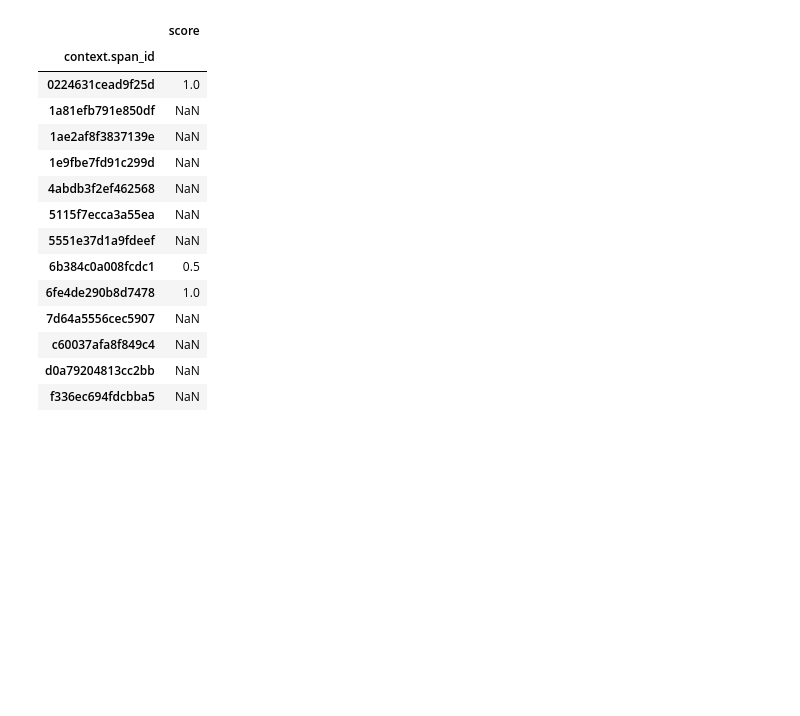
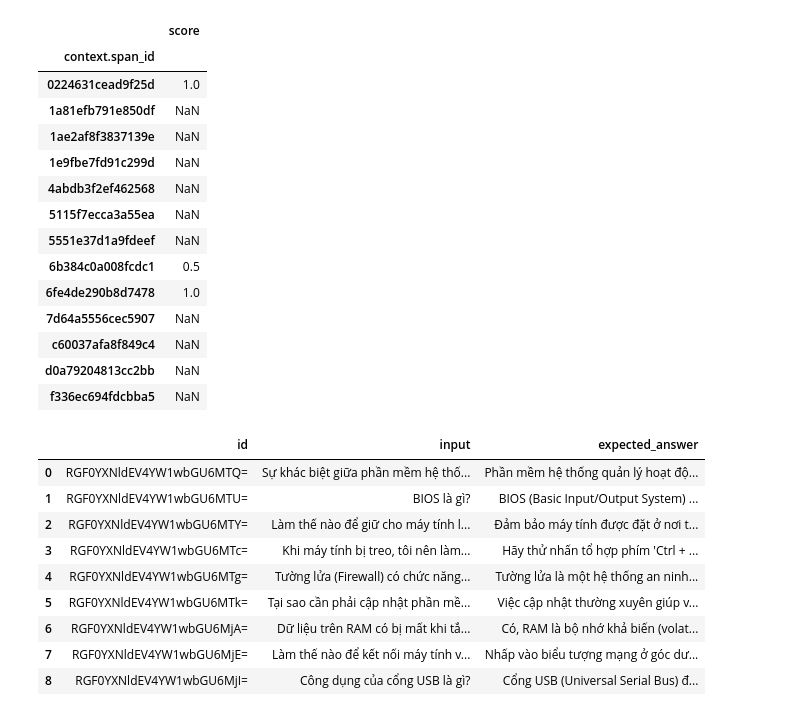
Before and after one commit to danghaido/LiteLLM, a Jupyter notebook: OHOHO.ipynb, the cells around one changed output. Drawn from its saved outputs; the diff is of its cells as text; code cells hidden in the pictures; blank space fills up the shorter version.

```diff
--- a/OHOHO.ipynb
+++ b/OHOHO.ipynb
@@ -848,3 +848,31 @@ px.Client().log_evaluations(
     SpanEvaluations(dataframe=precision_at_2, eval_name="precision@2"),
     DocumentEvaluations(dataframe=final_df, eval_name="relevance"),
 )
+# %%
+client = px.Client()
+dataset = client.get_dataset(name="ai_studio_code")
+
+examples = dataset.examples  # Đây là dict: { id: Example(...) }
+
+rows = []
+for ex_id, ex in examples.items():
+    row = {
+        "id": ex_id,
+        **ex.input,
+        **ex.output,
+    }
+    rows.append(row)
+
+df1 = pd.DataFrame(rows).rename(columns={"question": "input"})
+df1
+# %% [output]
+|  | id | input | expected_answer |
+| 0 | RGF0YXNldEV4YW1wbGU6MTQ= | Sự khác biệt giữa phần mềm hệ thố... | Phần mềm hệ thống quản lý hoạt độ... |
+| 1 | RGF0YXNldEV4YW1wbGU6MTU= | BIOS là gì? | BIOS (Basic Input/Output System) ... |
+| 2 | RGF0YXNldEV4YW1wbGU6MTY= | Làm thế nào để giữ cho máy tính l... | Đảm bảo máy tính được đặt ở nơi t... |
+| 3 | RGF0YXNldEV4YW1wbGU6MTc= | Khi máy tính bị treo, tôi nên làm... | Hãy thử nhấn tổ hợp phím 'Ctrl + ... |
+| 4 | RGF0YXNldEV4YW1wbGU6MTg= | Tường lửa (Firewall) có chức năng... | Tường lửa là một hệ thống an ninh... |
+| 5 | RGF0YXNldEV4YW1wbGU6MTk= | Tại sao cần phải cập nhật phần mề... | Việc cập nhật thường xuyên giúp v... |
+| 6 | RGF0YXNldEV4YW1wbGU6MjA= | Dữ liệu trên RAM có bị mất khi tắ... | Có, RAM là bộ nhớ khả biến (volat... |
+| 7 | RGF0YXNldEV4YW1wbGU6MjE= | Làm thế nào để kết nối máy tính v... | Nhấp vào biểu tượng mạng ở góc dư... |
+| 8 | RGF0YXNldEV4YW1wbGU6MjI= | Công dụng của cổng USB là gì? | Cổng USB (Universal Serial Bus) đ... |
```
Also changed, not shown: parts of 2 cells of this notebook, 11 other files.
